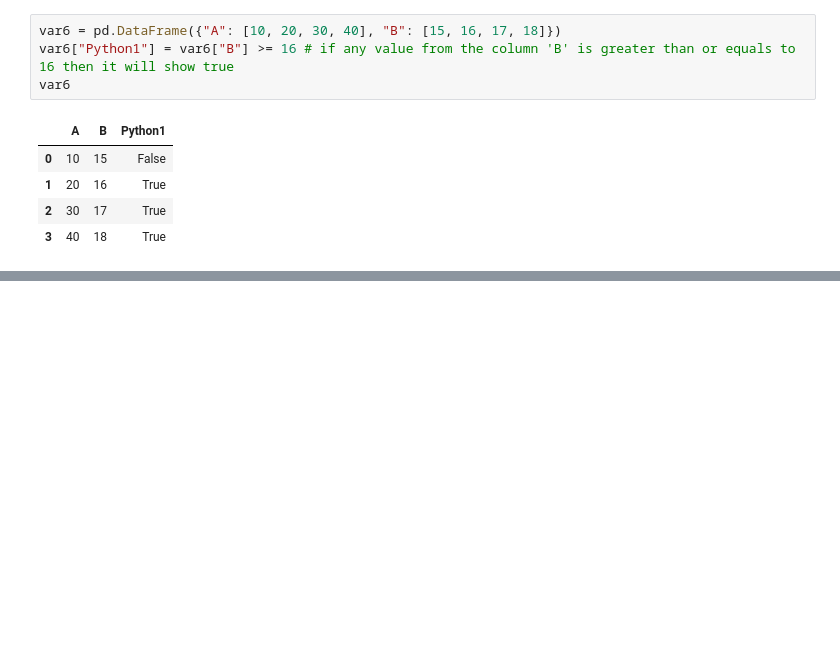
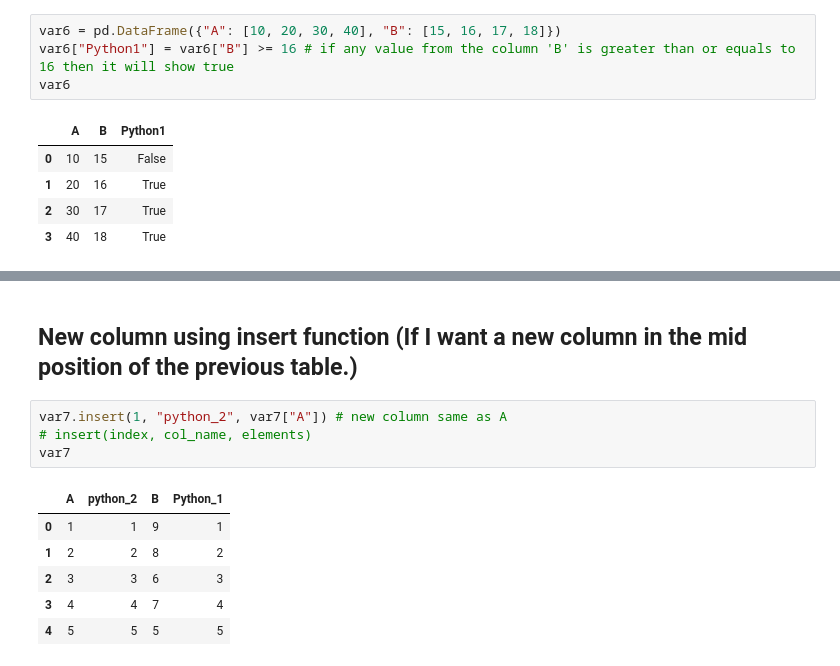
Before and after one commit to Ahiraf/PythonExploration, a Jupyter notebook: Pandas.ipynb, the cells around one changed output, grey strips where cells are left out. Cells and saved outputs as stored; diff of their text form; blank space fills up the shorter version.

```diff
--- a/Pandas.ipynb
+++ b/Pandas.ipynb
@@ -271,0 +296,13 @@ var6
+# %% [markdown]
+## New column using insert function (If I want a new column in the mid position of the previous table.)
+# %%
+var7.insert(1, "python_2", var7["A"]) # new column same as A
+# insert(index, col_name, elements)
+var7
+# %% [output]
+|  | A | python_2 | B | Python_1 |
+| 0 | 1 | 1 | 9 | 1 |
+| 1 | 2 | 2 | 8 | 2 |
+| 2 | 3 | 3 | 6 | 3 |
+| 3 | 4 | 4 | 7 | 4 |
+| 4 | 5 | 5 | 5 | 5 |
```
Also changed, not shown: parts of 22 cells of this notebook.
